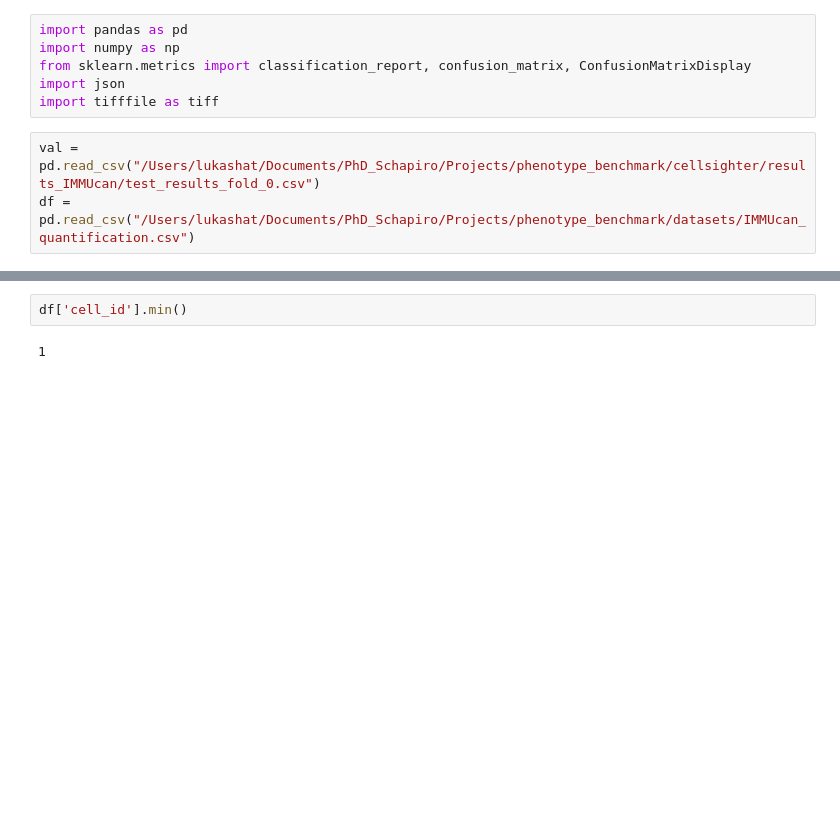
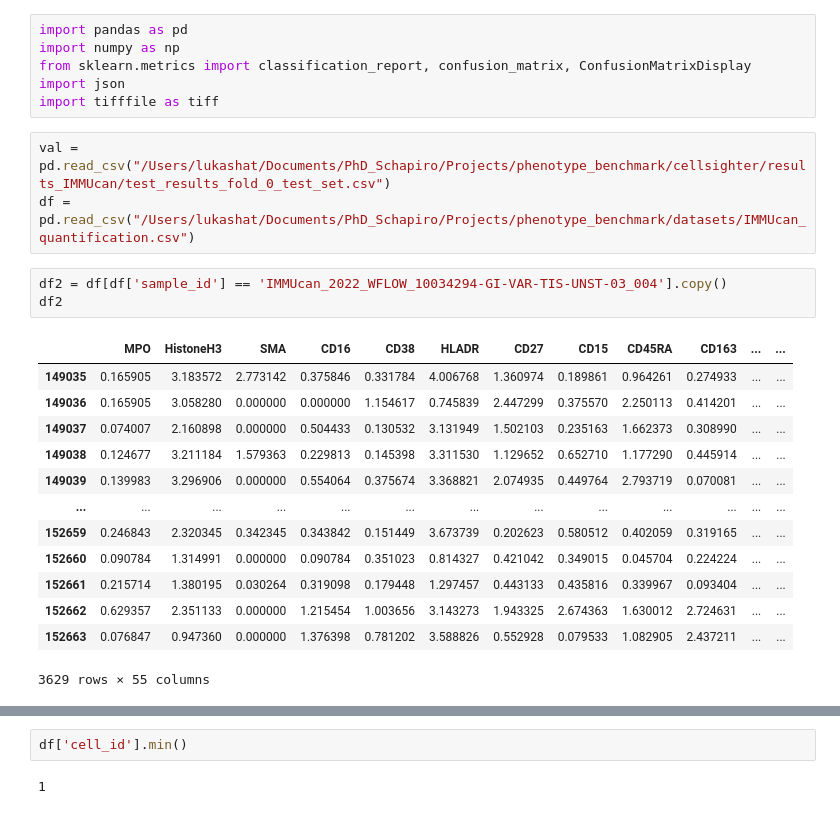
Before and after one commit to SchapiroLabor/CellSighter, a Jupyter notebook: check_results.ipynb, the cells around one changed output, grey strips where cells are left out. Cells and saved outputs as stored; diff of their text form; blank space fills up the shorter version.

```diff
--- a/check_results.ipynb
+++ b/check_results.ipynb
@@ -5,5 +5,22 @@ from sklearn.metrics import classification_report, confusion_matrix, ConfusionMa
 import json
 import tifffile as tiff
 # %%
-val = pd.read_csv("/Users/lukashat/Documents/PhD_Schapiro/Projects/phenotype_benchmark/cellsighter/results_IMMUcan/test_results_fold_0.csv")
+val = pd.read_csv("/Users/lukashat/Documents/PhD_Schapiro/Projects/phenotype_benchmark/cellsighter/results_IMMUcan/test_results_fold_0_test_set.csv")
 df = pd.read_csv("/Users/lukashat/Documents/PhD_Schapiro/Projects/phenotype_benchmark/datasets/IMMUcan_quantification.csv")
+# %%
+df2 = df[df['sample_id'] == 'IMMUcan_2022_WFLOW_10034294-GI-VAR-TIS-UNST-03_004'].copy()
+df2
+# %% [output]
+|  | MPO | HistoneH3 | SMA | CD16 | CD38 | HLADR | CD27 | CD15 | CD45RA | CD163 | ... | ... |
+| 149035 | 0.165905 | 3.183572 | 2.773142 | 0.375846 | 0.331784 | 4.006768 | 1.360974 | 0.189861 | 0.964261 | 0.274933 | ... | ... |
+| 149036 | 0.165905 | 3.058280 | 0.000000 | 0.000000 | 1.154617 | 0.745839 | 2.447299 | 0.375570 | 2.250113 | 0.414201 | ... | ... |
+| 149037 | 0.074007 | 2.160898 | 0.000000 | 0.504433 | 0.130532 | 3.131949 | 1.502103 | 0.235163 | 1.662373 | 0.308990 | ... | ... |
+| 149038 | 0.124677 | 3.211184 | 1.579363 | 0.229813 | 0.145398 | 3.311530 | 1.129652 | 0.652710 | 1.177290 | 0.445914 | ... | ... |
+| 149039 | 0.139983 | 3.296906 | 0.000000 | 0.554064 | 0.375674 | 3.368821 | 2.074935 | 0.449764 | 2.793719 | 0.070081 | ... | ... |
+| ... | ... | ... | ... | ... | ... | ... | ... | ... | ... | ... | ... | ... |
+| 152659 | 0.246843 | 2.320345 | 0.342345 | 0.343842 | 0.151449 | 3.673739 | 0.202623 | 0.580512 | 0.402059 | 0.319165 | ... | ... |
+| 152660 | 0.090784 | 1.314991 | 0.000000 | 0.090784 | 0.351023 | 0.814327 | 0.421042 | 0.349015 | 0.045704 | 0.224224 | ... | ... |
+| 152661 | 0.215714 | 1.380195 | 0.030264 | 0.319098 | 0.179448 | 1.297457 | 0.443133 | 0.435816 | 0.339967 | 0.093404 | ... | ... |
+| 152662 | 0.629357 | 2.351133 | 0.000000 | 1.215454 | 1.003656 | 3.143273 | 1.943325 | 2.674363 | 1.630012 | 2.724631 | ... | ... |
+| 152663 | 0.076847 | 0.947360 | 0.000000 | 1.376398 | 0.781202 | 3.588826 | 0.552928 | 0.079533 | 1.082905 | 2.437211 | ... | ... |
+3629 rows × 55 columns
```
Also changed, not shown: parts of 16 cells of this notebook, 1 other file.
